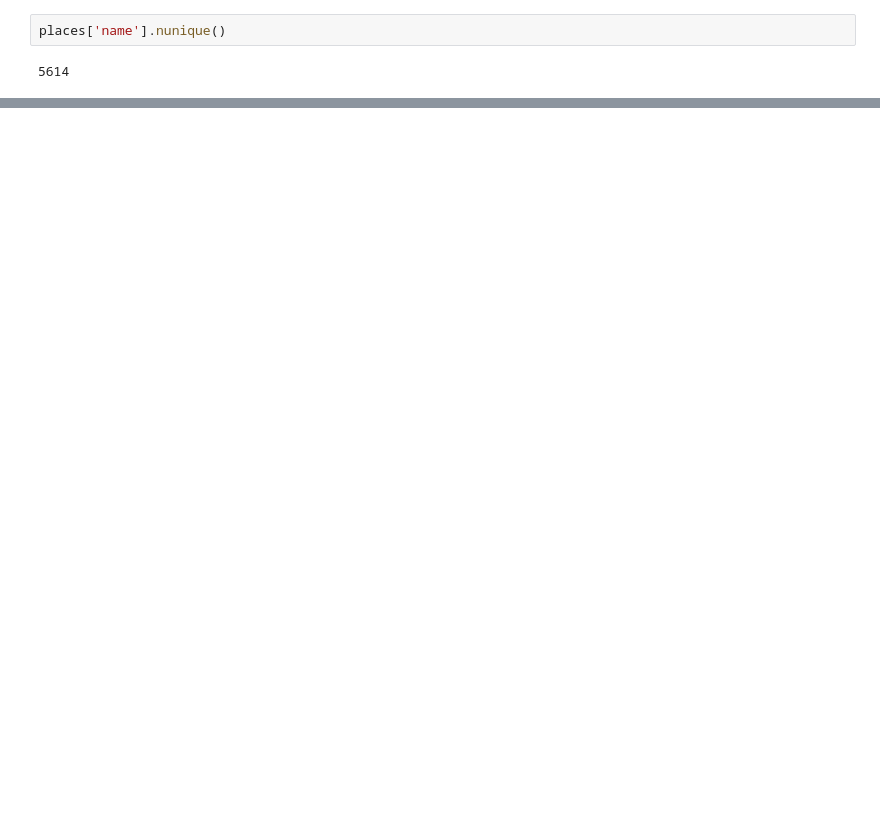
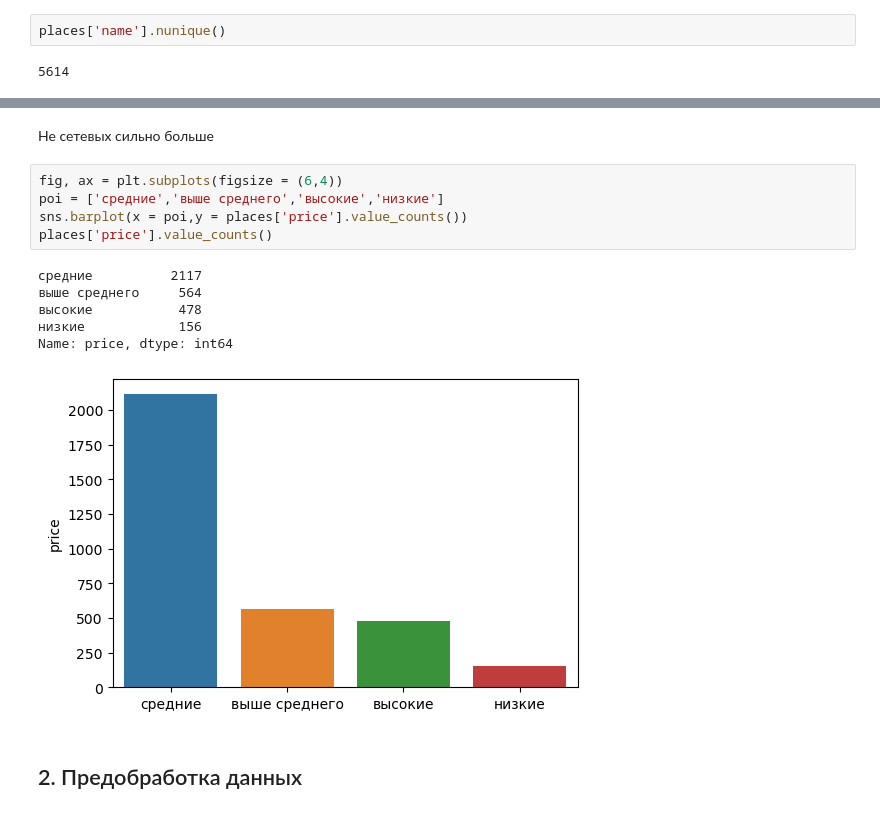
Before and after one commit to DaniilDonike/study_projects, a Jupyter notebook: Места общественного питания Москвы/Untitled.ipynb, the cells around one changed output, grey strips where cells are left out. Cells and saved outputs as stored; diff of their text form; blank space fills up the shorter version.

```diff
--- a/Места общественного питания Москвы/Untitled.ipynb
+++ b/Места общественного питания Москвы/Untitled.ipynb
@@ -82,0 +118,16 @@ Name: chain, dtype: int64
+# %% [markdown]
+Не сетевых сильно больше
+# %%
+fig, ax = plt.subplots(figsize = (6,4))
+poi = ['средние','выше среднего','высокие','низкие']
+sns.barplot(x = poi,y = places['price'].value_counts())
+places['price'].value_counts()
+# %% [output]
+средние          2117
+выше среднего     564
+высокие           478
+низкие            156
+Name: price, dtype: int64
+[figure, added]
+# %% [markdown]
+## 2. Предобработка данных
```
Also changed, not shown: parts of 15 cells of this notebook.
